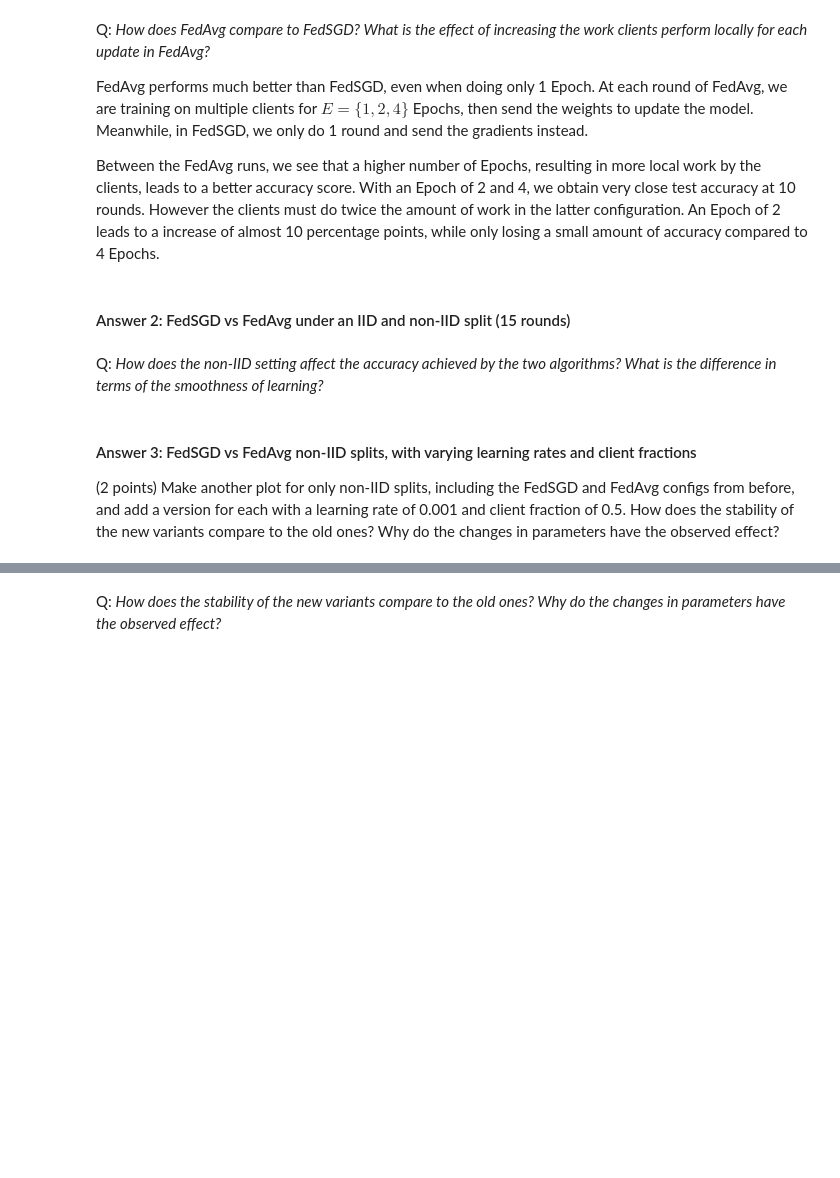
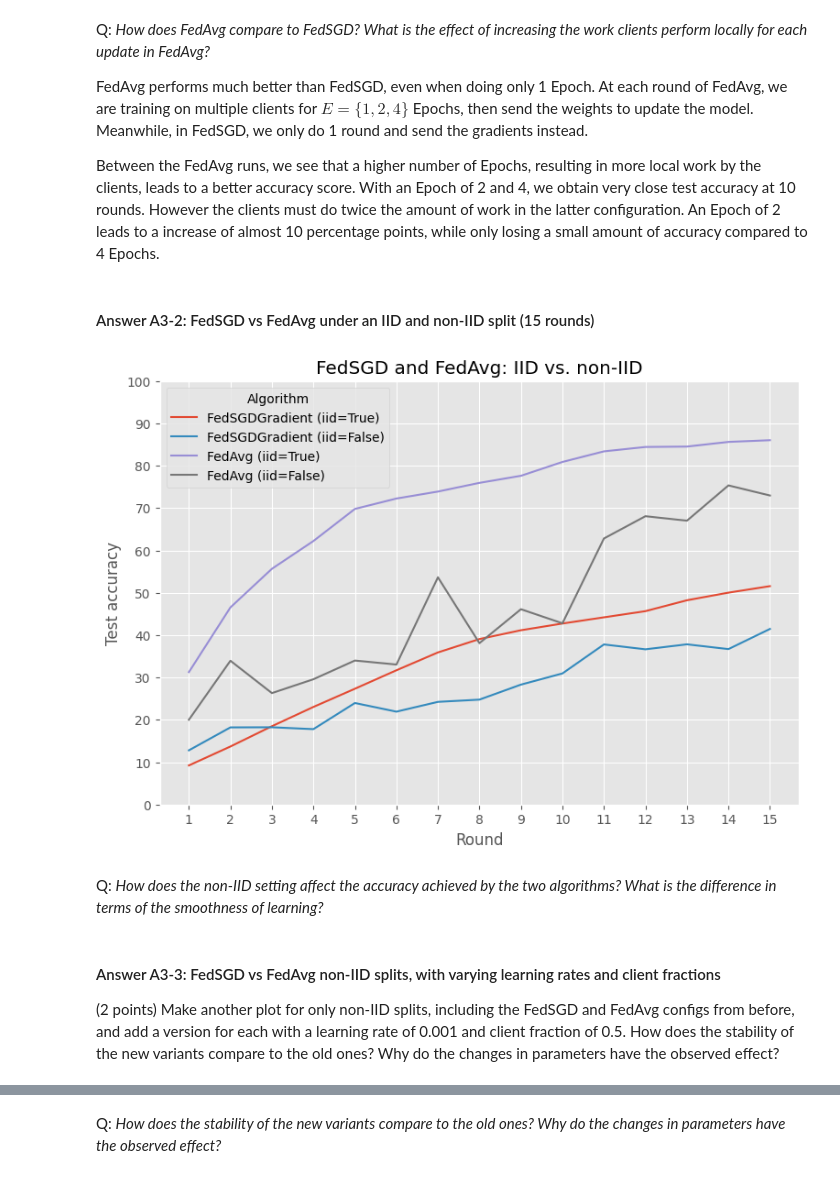
Before and after one commit to mattduerrmeier/DDL25Spring, a Jupyter notebook: lab/series01.ipynb, the cells around one changed output, grey strips where cells are left out. Cells and saved outputs as stored; diff of their text form; code cells hidden in the pictures; blank space fills up the shorter version.

```diff
--- a/lab/series01.ipynb
+++ b/lab/series01.ipynb
@@ -386,7 +425,7 @@ With an Epoch of 2 and 4, we obtain very close test accuracy at 10 rounds.
 However the clients must do twice the amount of work in the latter configuration.
 An Epoch of 2 leads to a increase of almost 10 percentage points, while only losing a small amount of accuracy compared to 4 Epochs.
 # %% [markdown]
-#### Answer 2: FedSGD vs FedAvg under an IID and non-IID split (15 rounds)
+#### Answer A3-2: FedSGD vs FedAvg under an IID and non-IID split (15 rounds)
 # %%
 n = 100        # nr_clients (N)
 lr = 0.01      # learning rate (lr)
@@ -398,18 +437,18 @@ iid = True     # independent and identically distributed
 seed = 10      # seed for data generation
 
 # FedSGD with iid = True
+ex_a32_results = []
+
 ex_a3_fedsgd_results = []
 client_subsets = split(nr_clients=n, iid=True, seed=seed)
 
 fedsgd_gradient_server = FedSgdGradientServer(
     lr=lr, client_subsets=client_subsets, client_fraction=c, seed=seed
 )
-result_fedsgd_gradient = fedsgd_gradient_server.run(nr_rounds=15)
-fedsgd_df = result_fedsgd_gradient.as_df()
+fedsgd_df = fedsgd_gradient_server.run(nr_rounds=15).as_df()
 
 fedsgd_df["Algorithm"] = fedsgd_df["Algorithm"] + f" (iid={True})"
-ex_a3_fedsgd_results.append(fedsgd_df)
-
+ex_a32_results.append(fedsgd_df)
 
 # FedSGD with iid = False
 client_subsets = split(nr_clients=n, iid=False, seed=seed)
@@ -417,10 +456,10 @@ client_subsets = split(nr_clients=n, iid=False, seed=seed)
 fedsgd_gradient_server = FedSgdGradientServer(
     lr=lr, client_subsets=client_subsets, client_fraction=c, seed=seed
 )
-result_fedsgd_gradient = fedsgd_gradient_server.run(nr_rounds=15)
-fedsgd_df = result_fedsgd_gradient.as_df()
+fedsgd_df = fedsgd_gradient_server.run(nr_rounds=15).as_df()
+
 fedsgd_df["Algorithm"] = fedsgd_df["Algorithm"] + f" (iid={False})"
-ex_a3_fedsgd_results.append(fedsgd_df)
+ex_a32_results.append(fedsgd_df)
 
 
 # FedAvg with iid = True
@@ -430,10 +469,10 @@ client_subsets = split(nr_clients=n, iid=True, seed=seed)
 fedavg_server = FedAvgServer(
     lr=lr, batch_size=b, client_subsets=client_subsets, client_fraction=c, nr_local_epochs=e, seed=seed
 )
-result_fedavg = fedavg_server.run(nr_rounds=15)
-fedavg_df = result_fedavg.as_df()
+fedavg_df = fedavg_server.run(nr_rounds=15).as_df()
+
 fedavg_df["Algorithm"] = fedavg_df["Algorithm"] + f" (iid={True})"
-ex_a3_fedavg_results.append(fedavg_df)
+ex_a32_results.append(fedavg_df)
 
 # FedAvg with iid = False
 client_subsets = split(nr_clients=n, iid=False, seed=seed)
@@ -441,8 +480,19 @@ client_subsets = split(nr_clients=n, iid=False, seed=seed)
 fedavg_server = FedAvgServer(
     lr=lr, batch_size=b, client_subsets=client_subsets, client_fraction=c, nr_local_epochs=e, seed=seed
 )
-result_fedavg = fedavg_server.run(nr_rounds=15)
-fedavg_df = result_fedavg.as_df()
+fedavg_df = fedavg_server.run(nr_rounds=15).as_df()
+
 fedavg_df["Algorithm"] = fedavg_df["Algorithm"] + f" (iid={False})"
-ex_a3_fedavg_results.append(fedavg_df)
+ex_a32_results.append(fedavg_df)
+# %%
+fig, ax = plt.subplots(nrows=1, ncols=1, figsize=(9, 6))
+
+df = pd.concat(ex_a32_results, ignore_index=True)
+sns.lineplot(df, x="Round", y="Test accuracy", hue="Algorithm", seed=seed, ax=ax)
+
+ax.set_xticks(df["Round"].unique())
+ax.set_yticks(np.arange(0, 101, 10))
+ax.set_title("FedSGD and FedAvg: IID vs. non-IID");
+# %% [output]
+[figure, added]
 # %%
@@ -464,7 +514,7 @@ ax2.set_title("FedAvg (IID/non-IID)");
 # %% [markdown]
  Q: *How does the non-IID setting affect the accuracy achieved by the two algorithms? What is the difference in terms of the smoothness of learning?*
 # %% [markdown]
-#### Answer 3: FedSGD vs FedAvg non-IID splits, with varying learning rates and client fractions
+#### Answer A3-3: FedSGD vs FedAvg non-IID splits, with varying learning rates and client fractions
 
  (2 points) Make another plot for only non-IID splits, including the FedSGD and FedAvg configs from before, and add a version for each with a learning rate of 0.001 and client fraction of 0.5. How does the stability of the new variants compare to the old ones? Why do the changes in parameters have the observed effect?
 # %%
```
Also changed, not shown: parts of 18 cells of this notebook.
